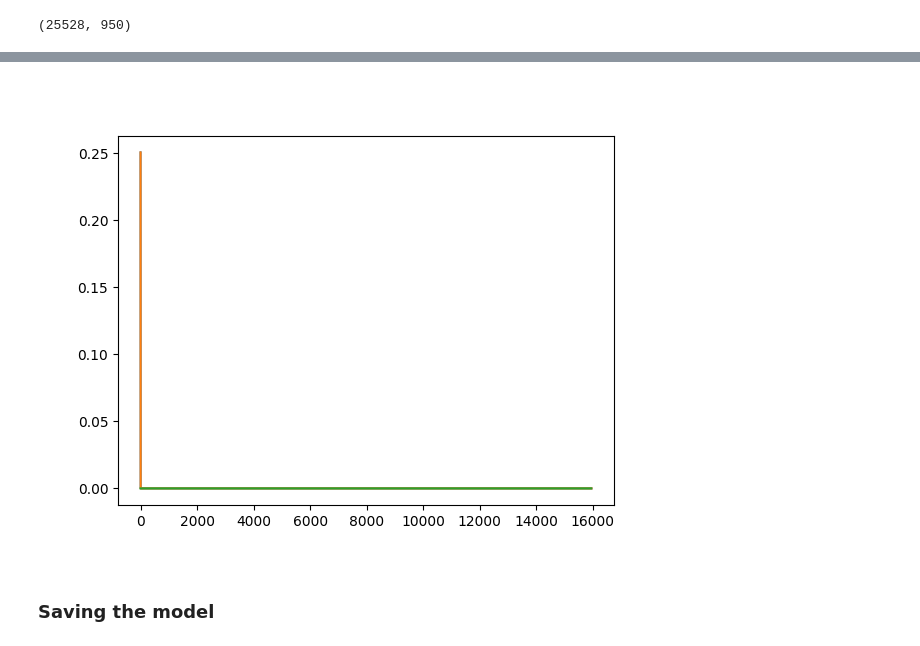
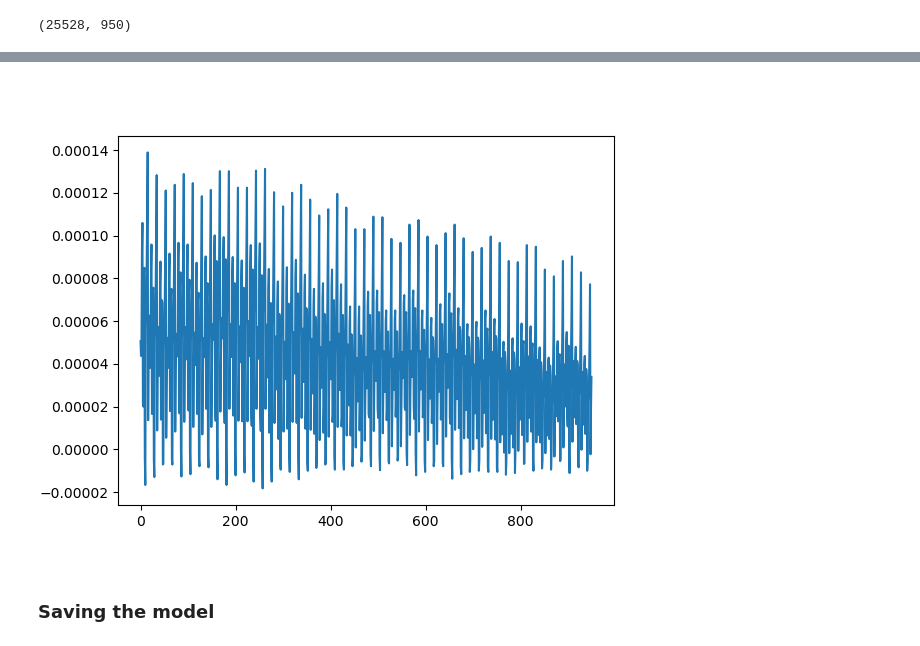
Before and after one commit to mettinger/eegCompress, a Jupyter notebook: eegCompress.ipynb, the cells around one changed output, grey strips where cells are left out. Cells and saved outputs as stored; diff of their text form; code cells hidden in the pictures.

```diff
--- a/eegCompress.ipynb
+++ b/eegCompress.ipynb
@@ -98,8 +113,14 @@ for epoch in range(epochs):
-# %%
-plt.plot([i.detach().numpy() for i in losses[10:]])
-plt.show()
-# %% [output]
-[figure, removed]
+# %%
+original = dataReshape[0,:]
+encoded = model.encoder(torch.tensor(original))
+decoded = model.decoder(encoded).detach().numpy()
+# %%
+plt.figure()
+plt.plot(original)
+#plt.plot(decoded)
+plt.show()
+# %% [output]
+[figure, added]
 # %% [markdown]
 ### Saving the model
 # %%
```
Also changed, not shown: parts of 4 cells of this notebook, 12 other files.
